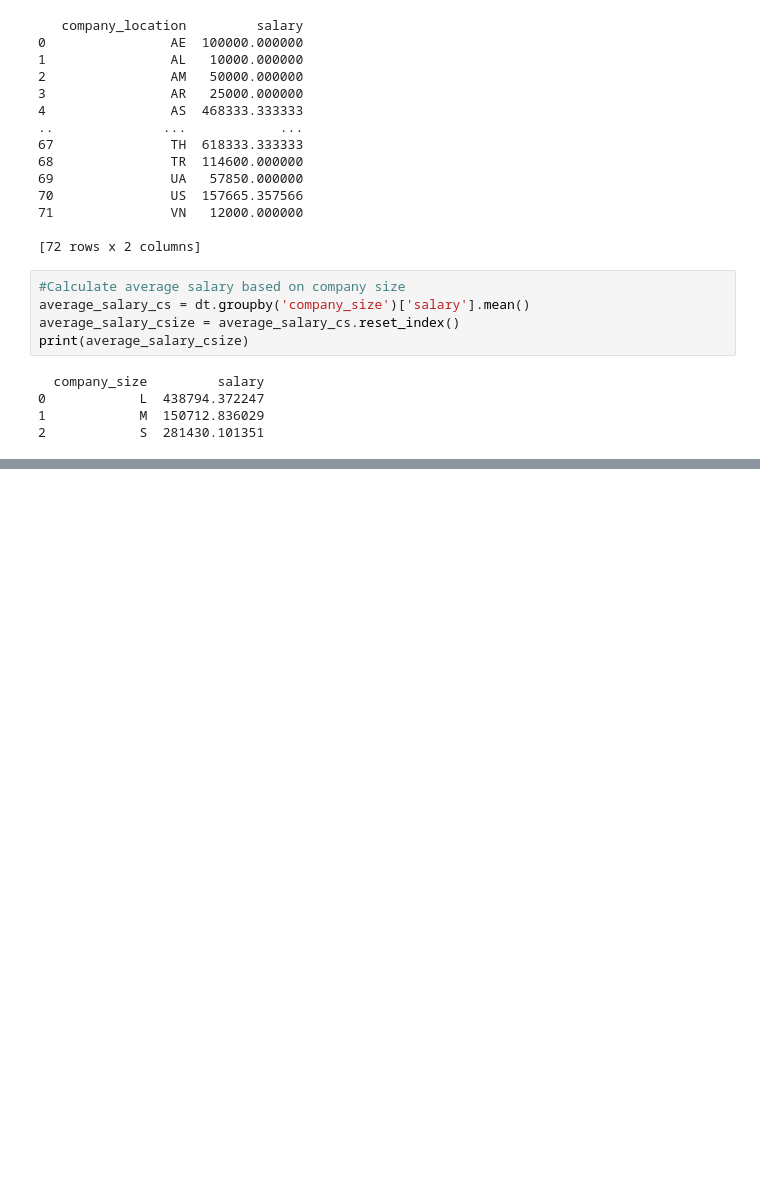
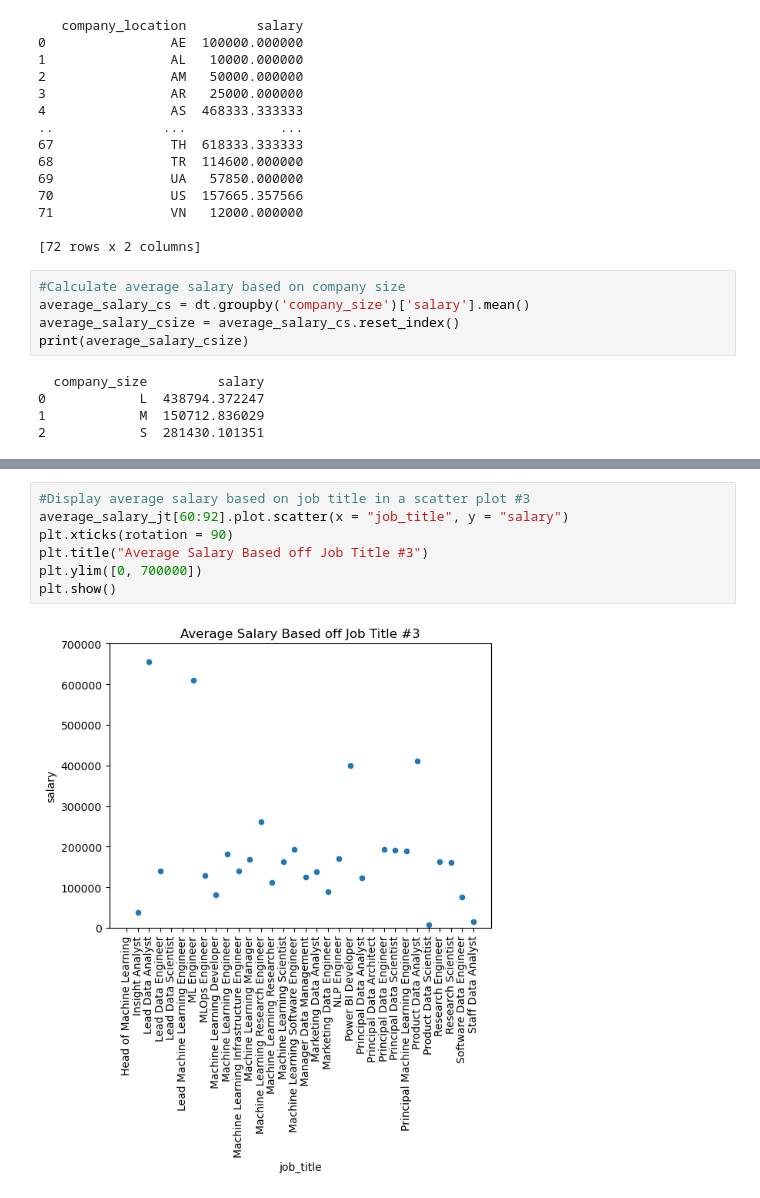
Before and after one commit to anastasiaskr2000/project-1, a Jupyter notebook: project-1.ipynb, the cells around one changed output, grey strips where cells are left out. Saved outputs shown, nothing was run; the diff lists cells and outputs as text; blank space fills up the shorter version.

```diff
--- a/project-1.ipynb
+++ b/project-1.ipynb
@@ -197,0 +219,9 @@ print(average_salary_csize)
+# %%
+#Display average salary based on job title in a scatter plot #3
+average_salary_jt[60:92].plot.scatter(x = "job_title", y = "salary")
+plt.xticks(rotation = 90)
+plt.title("Average Salary Based off Job Title #3")
+plt.ylim([0, 700000])
+plt.show()
+# %% [output]
+[figure, added]
```
Also changed, not shown: parts of 11 cells of this notebook, 1 other file.
